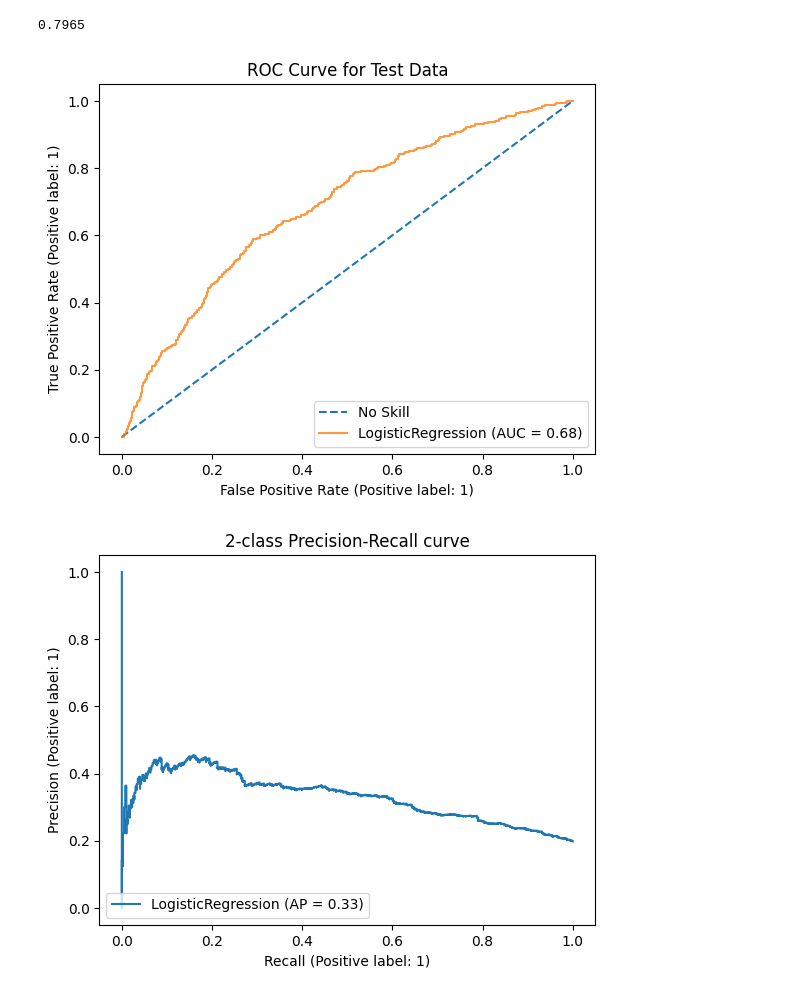
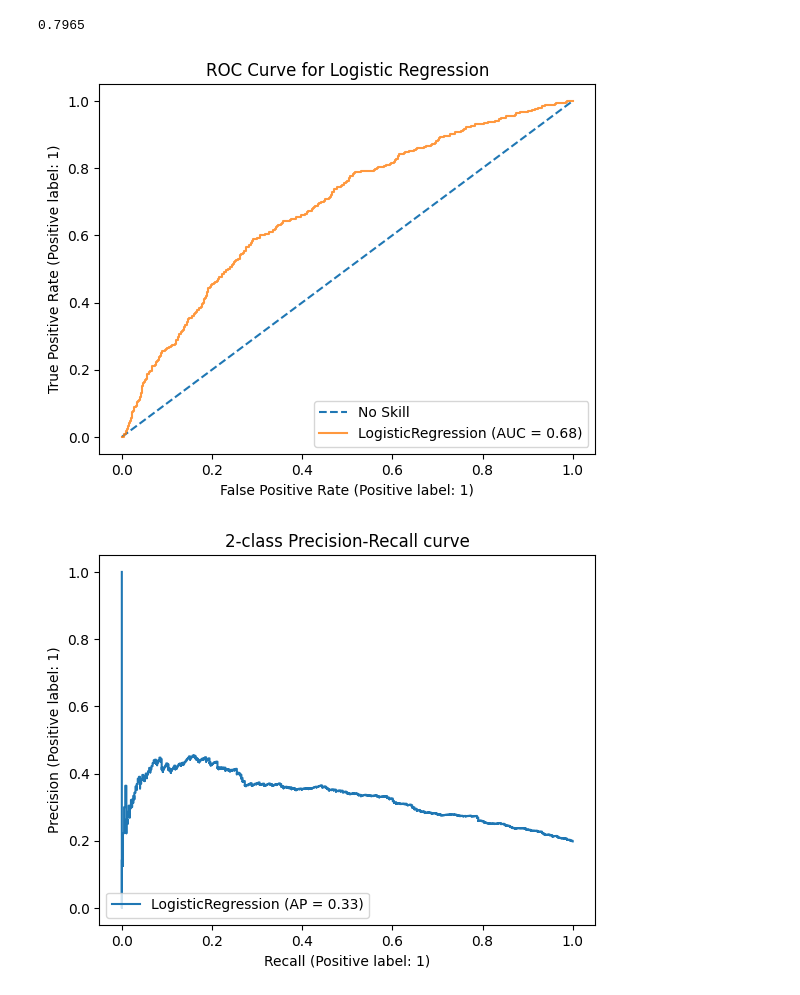
Before and after one commit to mmwitters/CDA_Project, a Jupyter notebook: Final Project.ipynb, the cells around one changed output. Saved outputs shown, nothing was run; the diff lists cells and outputs as text; code cells hidden in the pictures.

```diff
--- a/Final Project.ipynb
+++ b/Final Project.ipynb
@@ -527,11 +527,11 @@ log.score(X_test_mod, y_test) #accuracy for test data
 # %%
 ax = plt.gca()
 plt.plot([0, 1], [0, 1], linestyle="--", label='No Skill')
 log_disp = RocCurveDisplay.from_estimator(log, X_test_mod, y_test, ax=ax, alpha=0.8)
-plt.title("ROC Curve for Test Data")
+plt.title("ROC Curve for Logistic Regression")
 plt.show()
 # %% [output]
-[figure, old version]
+[figure, new version]
 # %%
 probs_y=log.predict_proba(X_test_mod)
 
```
Also changed, not shown: parts of 20 cells of this notebook.
